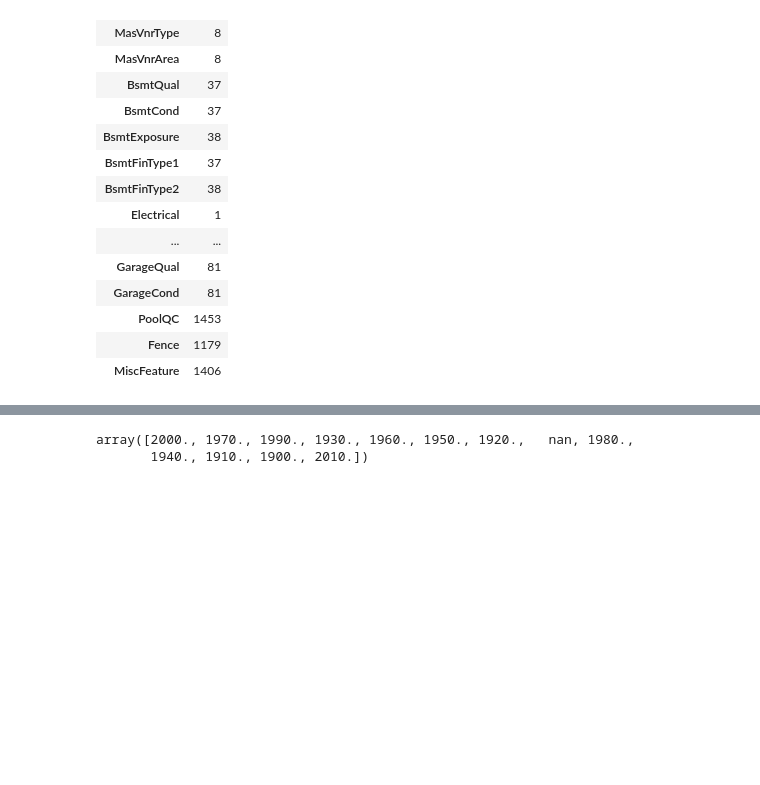
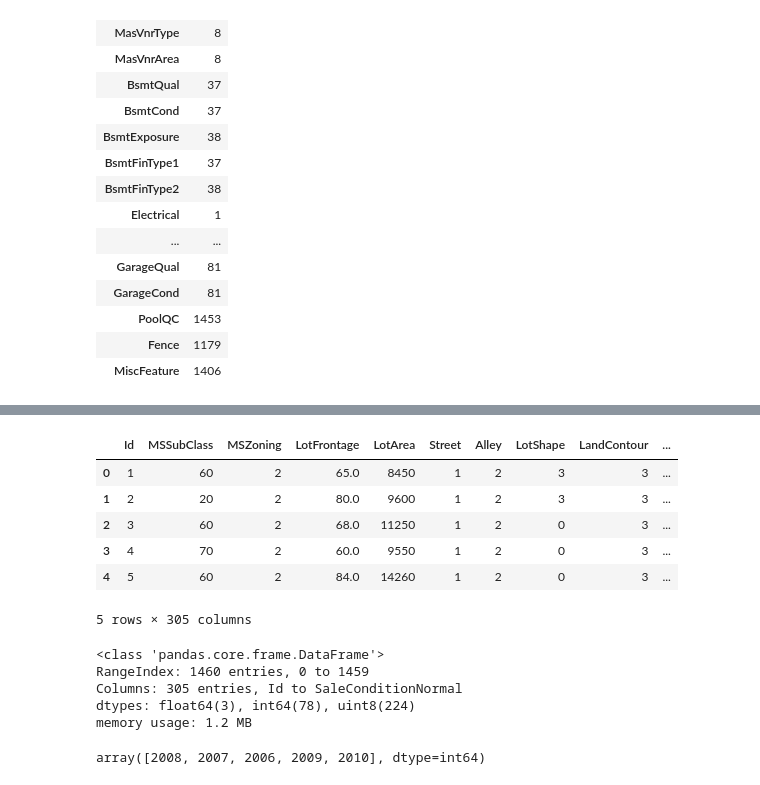
Before and after one commit to naivelogic/Machine_Learning_Notebooks, a Jupyter notebook: Data_Science/Stats Foundation/Regression Methods/Kaggle - House Prices - Analysis 2 (1).ipynb, the cells around one changed output, grey strips where cells are left out. Saved outputs shown, nothing was run; the diff lists cells and outputs as text; code cells hidden in the pictures; blank space fills up the shorter version.

```diff
--- a/Data_Science/Stats Foundation/Regression Methods/Kaggle - House Prices - Analysis 2 (1).ipynb
+++ b/Data_Science/Stats Foundation/Regression Methods/Kaggle - House Prices - Analysis 2 (1).ipynb
@@ -102,0 +285,18 @@ df.loc[df.MSZoning=="C (all)", 'MSZoning'] = 'all'
+# %%
+df.head()
+# %% [output]
+|  | Id | MSSubClass | MSZoning | LotFrontage | LotArea | Street | Alley | LotShape | LandContour | ... |
+| 0 | 1 | 60 | 2 | 65.0 | 8450 | 1 | 2 | 3 | 3 | ... |
+| 1 | 2 | 20 | 2 | 80.0 | 9600 | 1 | 2 | 3 | 3 | ... |
+| 2 | 3 | 60 | 2 | 68.0 | 11250 | 1 | 2 | 0 | 3 | ... |
+| 3 | 4 | 70 | 2 | 60.0 | 9550 | 1 | 2 | 0 | 3 | ... |
+| 4 | 5 | 60 | 2 | 84.0 | 14260 | 1 | 2 | 0 | 3 | ... |
+5 rows × 305 columns
+# %%
+df.info()
+# %% [output]
+<class 'pandas.core.frame.DataFrame'>
+RangeIndex: 1460 entries, 0 to 1459
+Columns: 305 entries, Id to SaleConditionNormal
+dtypes: float64(3), int64(78), uint8(224)
+memory usage: 1.2 MB
@@ -103,5 +305,4 @@ df.loc[df.MSZoning=="C (all)", 'MSZoning'] = 'all'
 # %%
-df.garage_decade.unique()
+df.YrSold.unique()
 # %% [output]
-array([2000., 1970., 1990., 1930., 1960., 1950., 1920.,   nan, 1980.,
-       1940., 1910., 1900., 2010.])
+array([2008, 2007, 2006, 2009, 2010], dtype=int64)
```
Also changed, not shown: parts of 17 cells of this notebook.
